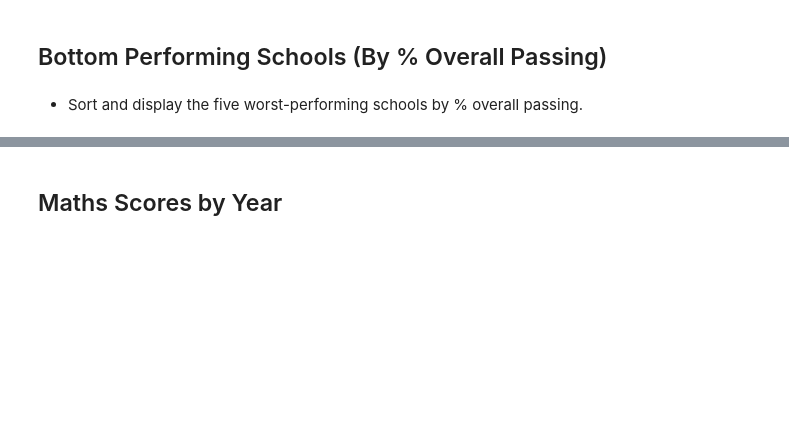
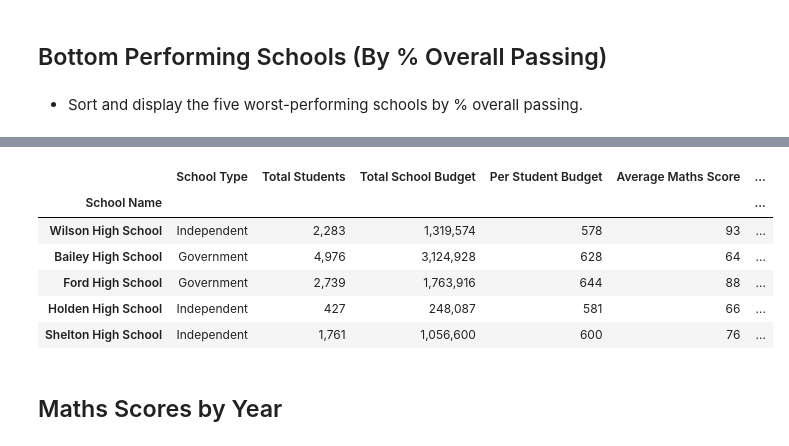
Before and after one commit to ljulbrich/pandas-challenge, a Jupyter notebook: PyCitySchools/PyCitySchools_starter.ipynb, the cells around one changed output, grey strips where cells are left out. Saved outputs shown, nothing was run; the diff lists cells and outputs as text; code cells hidden in the pictures; blank space fills up the shorter version.

```diff
--- a/PyCitySchools/PyCitySchools_starter.ipynb
+++ b/PyCitySchools/PyCitySchools_starter.ipynb
@@ -176,3 +174,14 @@ dtype: float64
+# %%
+bottom_schools_overall = school_summary_df.sort_values(by="% Overall Passing", ascending=True)
+bottom_schools_overall.head()
+# %% [output]
+|  | School Type | Total Students | Total School Budget | Per Student Budget | Average Maths Score | ... |
+| School Name |  |  |  |  |  | ... |
+| Wilson High School | Independent | 2,283 | 1,319,574 | 578 | 93 | ... |
+| Bailey High School | Government | 4,976 | 3,124,928 | 628 | 64 | ... |
+| Ford High School | Government | 2,739 | 1,763,916 | 644 | 88 | ... |
+| Holden High School | Independent | 427 | 248,087 | 581 | 66 | ... |
+| Shelton High School | Independent | 1,761 | 1,056,600 | 600 | 76 | ... |
 # %% [markdown]
 ## Maths Scores by Year
 # %% [markdown]
```
Also changed, not shown: parts of 7 cells of this notebook, 1 other file.
